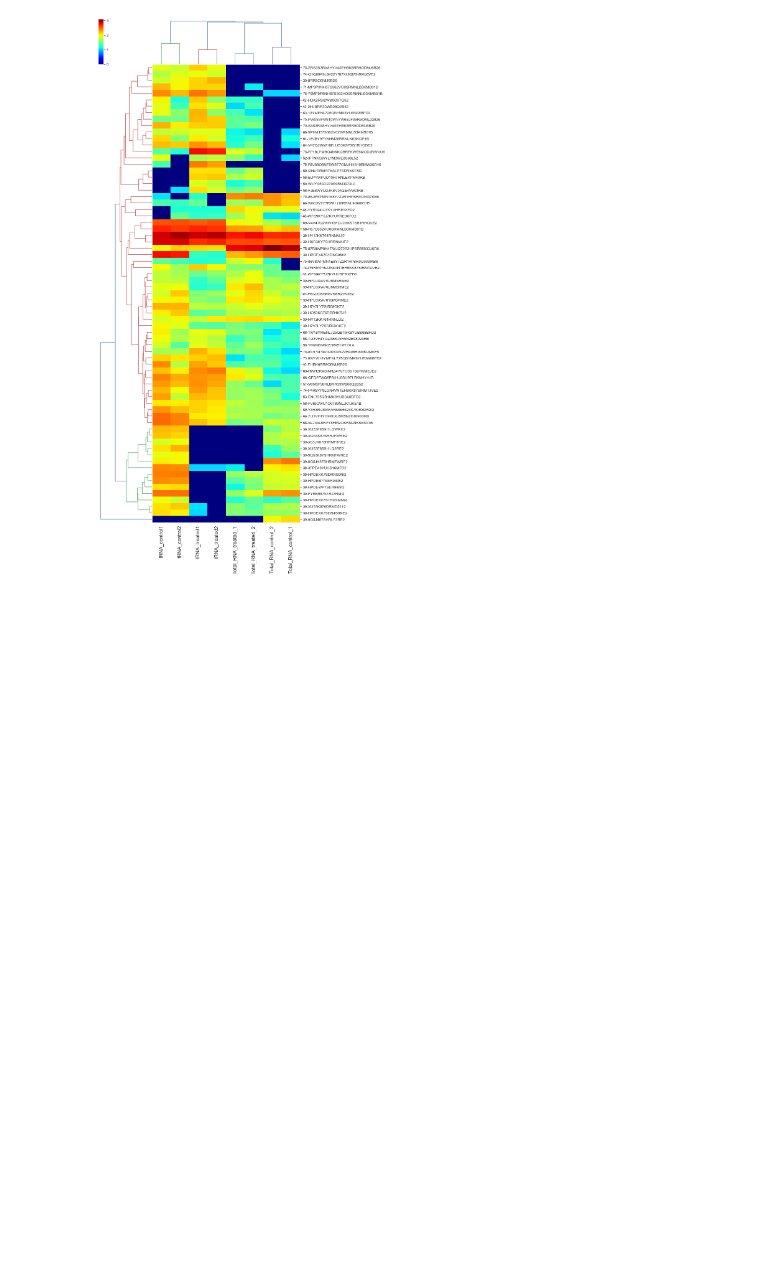
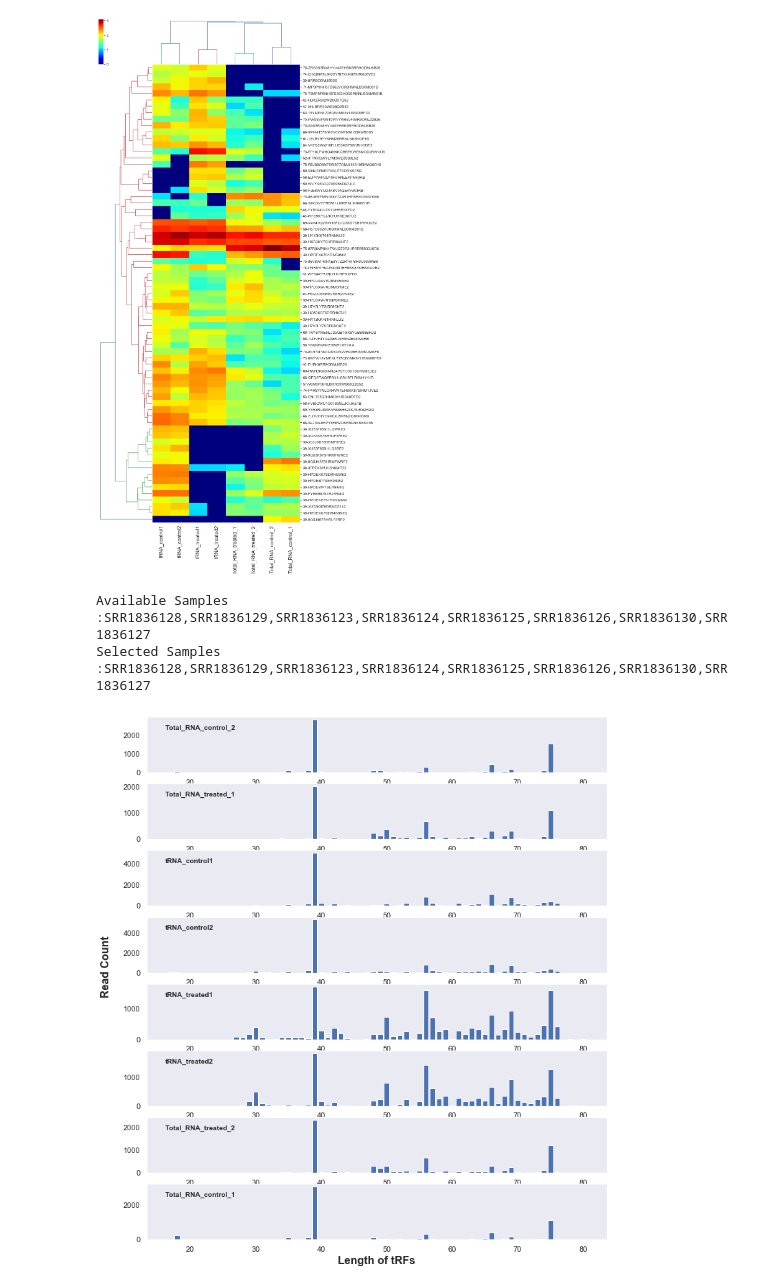
Before and after one commit to hqyone/tRNAExplorer, a Jupyter notebook: visualization/Report_creater.ipynb, the cells around one changed output. Drawn from its saved outputs; the diff is of its cells as text; code cells hidden in the pictures; blank space fills up the shorter version.

Commit message:
Add the trf length distribution bar charts

```diff
--- a/visualization/Report_creater.ipynb
+++ b/visualization/Report_creater.ipynb
@@ -202,3 +202,21 @@ es.drawTrfExpMatrixForSample(d,
 Available Samples :SRR1836128,SRR1836129,SRR1836123,SRR1836124,SRR1836125,SRR1836126,SRR1836130,SRR1836127
 Selected Samples :SRR1836128,SRR1836129,SRR1836123,SRR1836124,SRR1836125,SRR1836126,SRR1836130,SRR1836127
 [figure]
+# %%
+'''
+    Draw bar charts for Type/Count of tRF for each samples
+    @param d: The data object generated by data_loader.py
+    @param sample_ls: selected sample ID list
+    @param type: 'read_count' for draw bar chart for read count, others will draw tRF types
+    @return:
+    '''
+sample_ls=[]
+# sample_ls=['SRR1836125','SRR1836124']
+es.drawTrfLengthDistribution(d,
+                             sample_ls=sample_ls,
+                             type="read_count"
+                             )
+# %% [output]
+Available Samples :SRR1836128,SRR1836129,SRR1836123,SRR1836124,SRR1836125,SRR1836126,SRR1836130,SRR1836127
+Selected Samples :SRR1836128,SRR1836129,SRR1836123,SRR1836124,SRR1836125,SRR1836126,SRR1836130,SRR1836127
+[figure, added]
```
Also changed, not shown: 1 other file.
